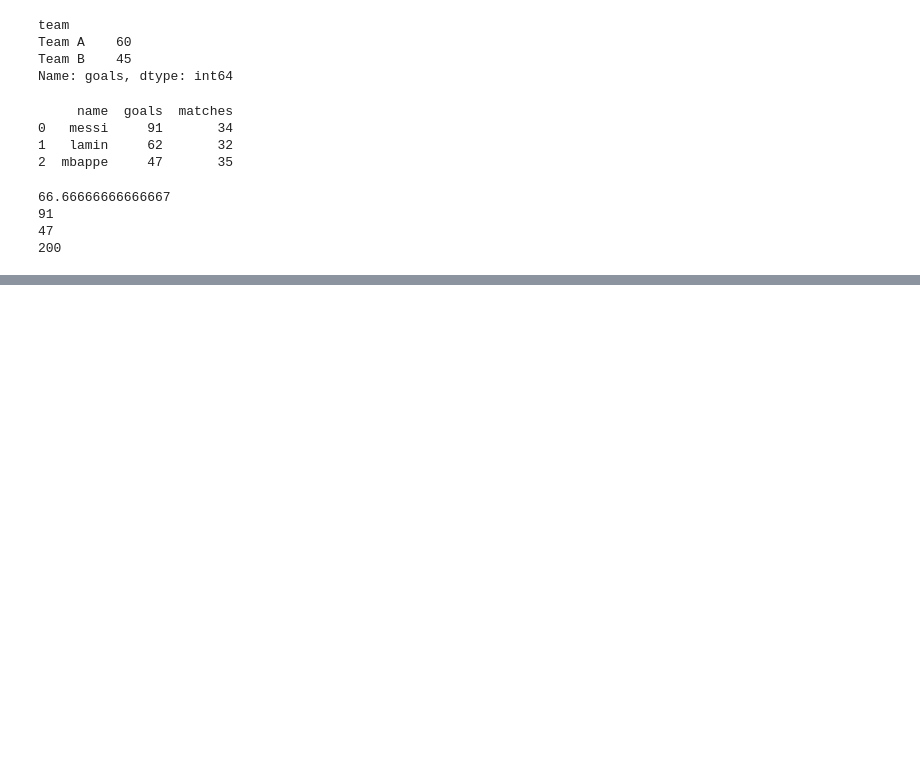
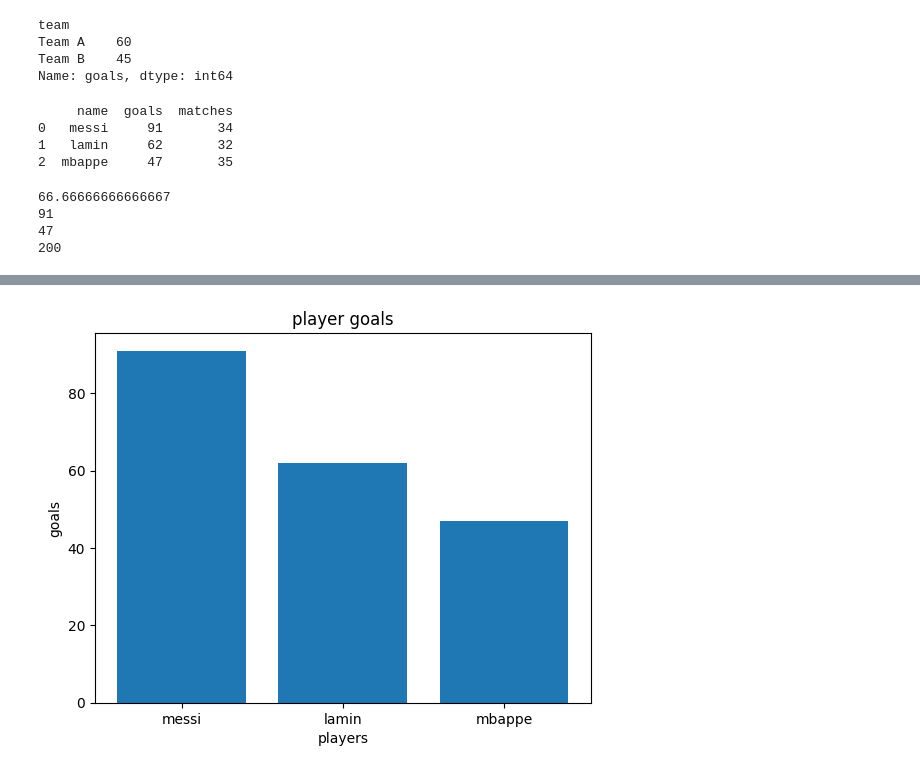
Before and after one commit to mohammedalhamiri16/football-analysis, a Jupyter notebook: football_project.ipynb, the cells around one changed output, grey strips where cells are left out. Drawn from its saved outputs; the diff is of its cells as text; code cells hidden in the pictures; blank space fills up the shorter version.

```diff
--- a/football_project.ipynb
+++ b/football_project.ipynb
@@ -463,0 +505,13 @@ print(df["goals"].sum()) # total goals of all palyers
+# %%
+import pandas as pd # library for working with tables
+import matplotlib.pyplot as plt # library for drawing charts
+
+df = pd.read_csv("players.csv") # read the file into table called df
+
+plt.bar(df["name"], df["goals"]) # one bar per player, as tall as its goals
+plt.title("player goals") # title shown above the chart
+plt.xlabel("players") # name of the horizontal axis
+plt.ylabel("goals") #name of the vertical axis
+plt.show() # display the chart
+# %% [output]
+[figure, added]
```
Also changed, not shown: parts of 6 cells of this notebook.
